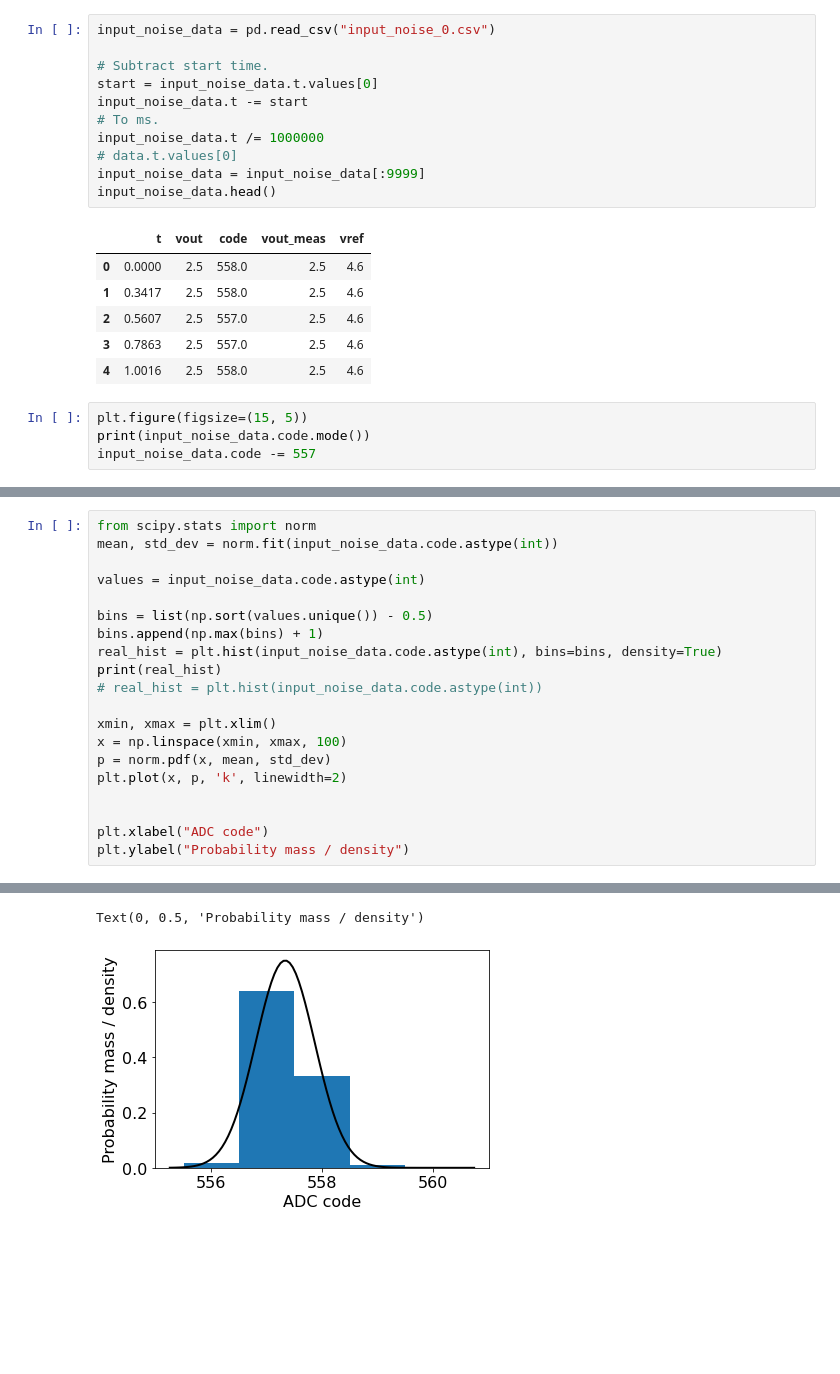
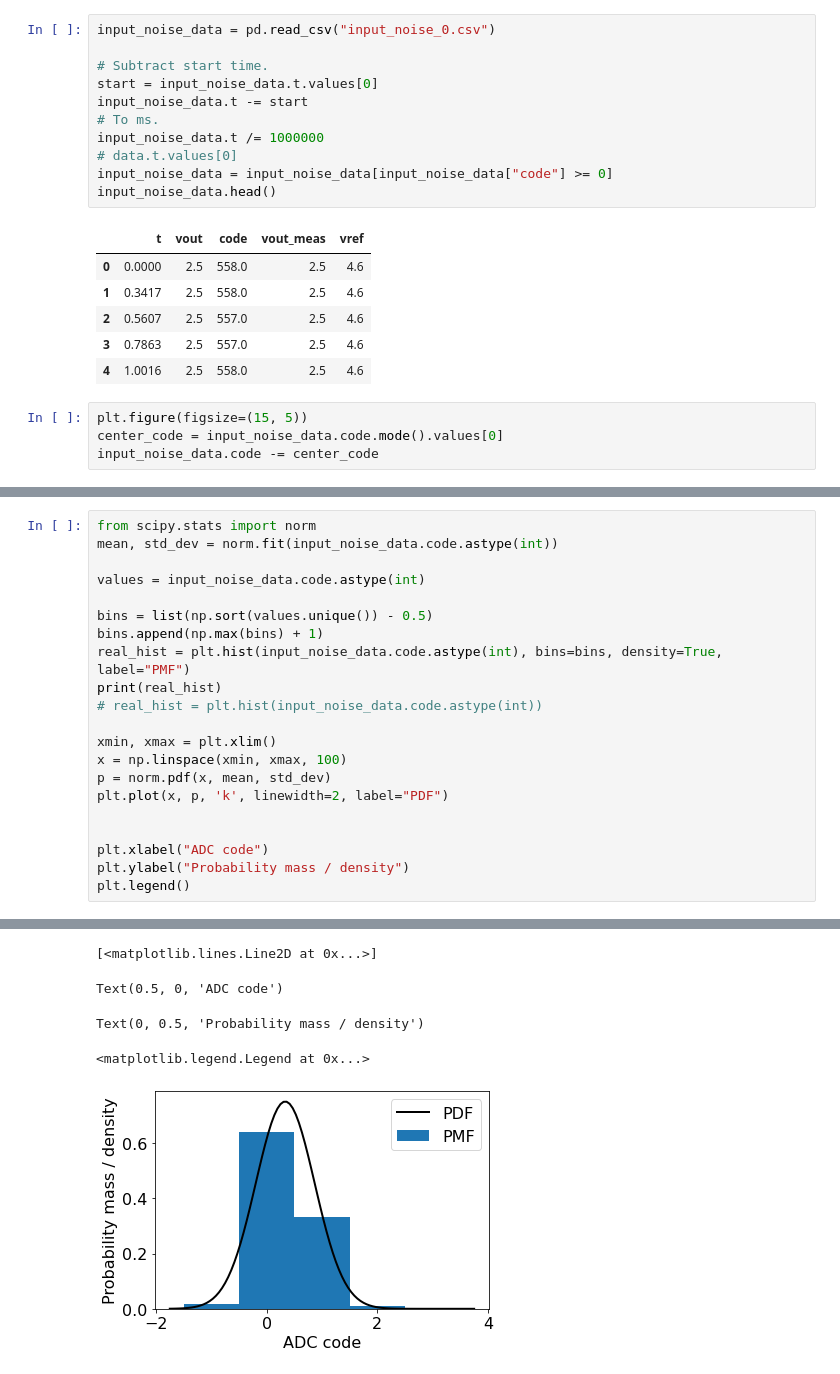
Before and after one commit to Jyrijoul/arduino-adc-tester, a Jupyter notebook: processing_dynamic.ipynb, the cells around one changed output, grey strips where cells are left out. Saved outputs shown, nothing was run; the diff lists cells and outputs as text; blank space fills up the shorter version.

```diff
--- a/processing_dynamic.ipynb
+++ b/processing_dynamic.ipynb
@@ -124,7 +332,7 @@ input_noise_data.t -= start
 # To ms.
 input_noise_data.t /= 1000000
 # data.t.values[0]
-input_noise_data = input_noise_data[:9999]
+input_noise_data = input_noise_data[input_noise_data["code"] >= 0]
 input_noise_data.head()
 # %% [output]
 |  | t | vout | code | vout_meas | vref |
@@ -135,6 +343,6 @@ input_noise_data.head()
 | 4 | 1.0016 | 2.5 | 558.0 | 2.5 | 4.6 |
 # %%
 plt.figure(figsize=(15, 5))
-print(input_noise_data.code.mode())
-input_noise_data.code -= 557
+center_code = input_noise_data.code.mode().values[0]
+input_noise_data.code -= center_code
 # %% [output]
@@ -149,17 +356,18 @@ values = input_noise_data.code.astype(int)
 
 bins = list(np.sort(values.unique()) - 0.5)
 bins.append(np.max(bins) + 1)
-real_hist = plt.hist(input_noise_data.code.astype(int), bins=bins, density=True)
+real_hist = plt.hist(input_noise_data.code.astype(int), bins=bins, density=True, label="PMF")
 print(real_hist)
 # real_hist = plt.hist(input_noise_data.code.astype(int))
 
 xmin, xmax = plt.xlim()
 x = np.linspace(xmin, xmax, 100)
 p = norm.pdf(x, mean, std_dev)
-plt.plot(x, p, 'k', linewidth=2)
+plt.plot(x, p, 'k', linewidth=2, label="PDF")
 
 
 plt.xlabel("ADC code")
 plt.ylabel("Probability mass / density")
+plt.legend()
 # %% [output]
 (array([1.84018402e-02, 6.38763876e-01, 3.31933193e-01, 1.06010601e-02,
@@ -167,5 +375,8 @@ plt.ylabel("Probability mass / density")
-Text(0, 0.5, 'Probability mass / density')
+[<matplotlib.lines.Line2D at 0x...>]
+Text(0.5, 0, 'ADC code')
+Text(0, 0.5, 'Probability mass / density')
+<matplotlib.legend.Legend at 0x...>
-[figure, old version]
+[figure, new version]
 # %%
 input_noise_data.code.value_counts()
 # input_noise_data.code.argmin()
```
Also changed, not shown: parts of 34 cells of this notebook, 1 other file.
